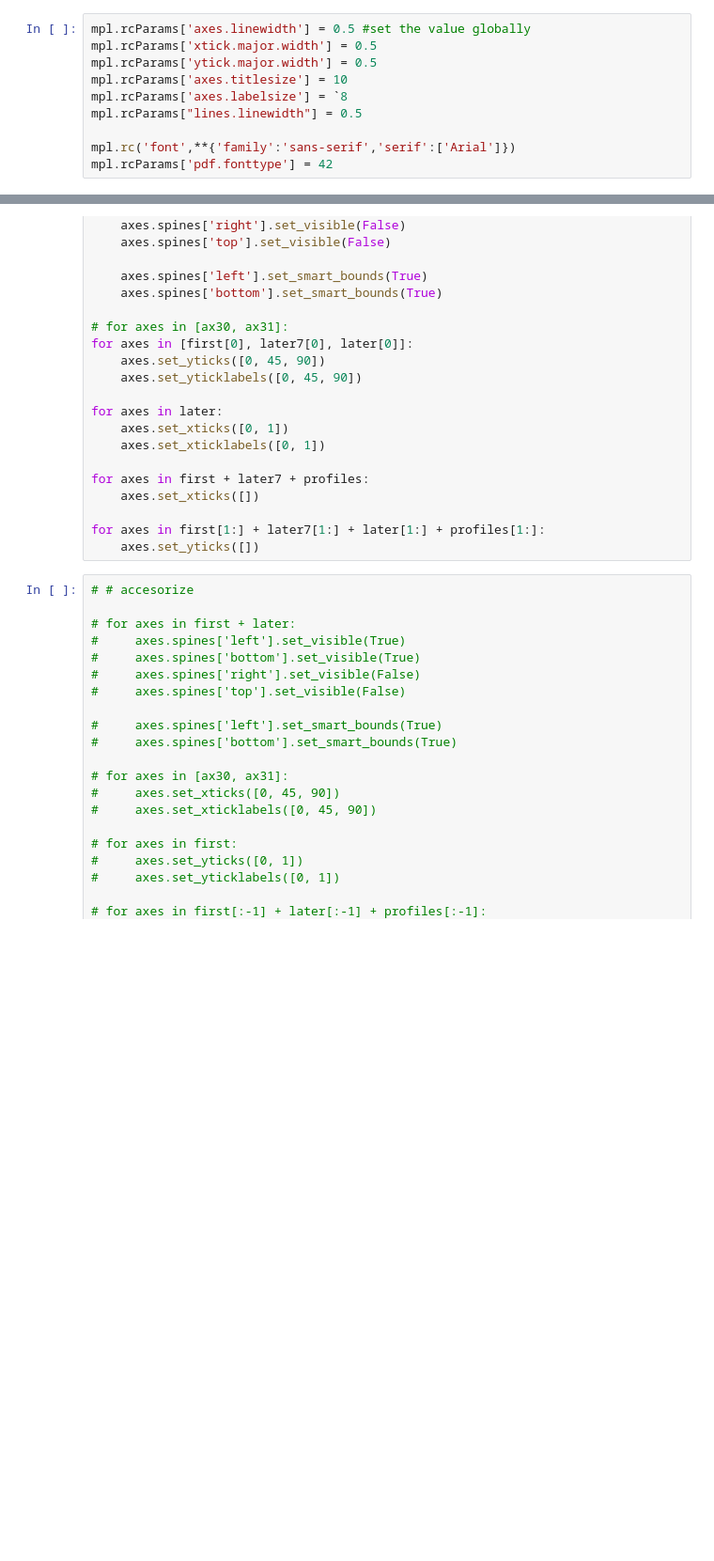
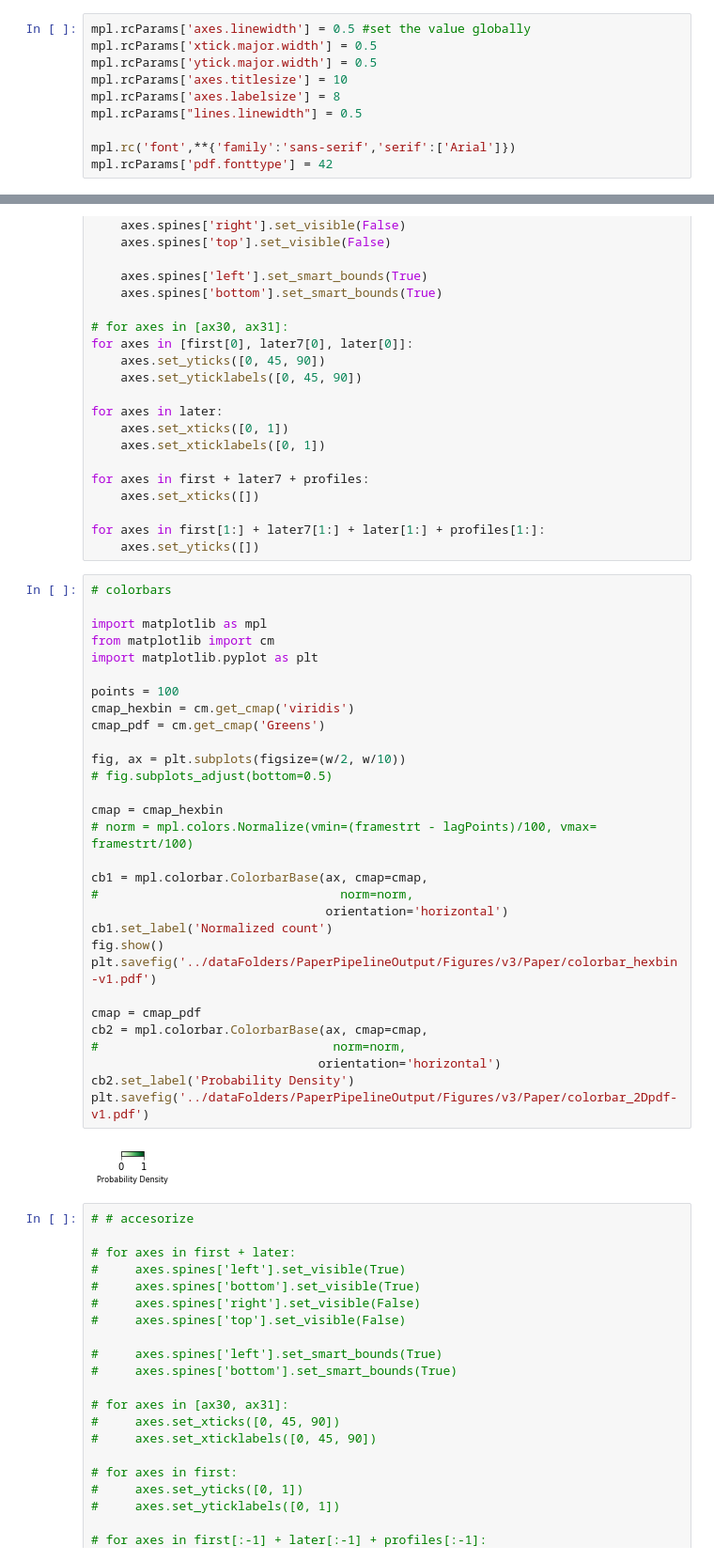
Before and after one commit to TanviDeora/ProboscisTracking, a Jupyter notebook: PaperPinelineCodes/8-Draw_RadialDistanceAndRRO_ForPaper.ipynb, the cells around one changed output, grey strips where cells are left out. Shown at 94% size. Cells and saved outputs as stored; diff of their text form; blank space fills up the shorter version.

```diff
--- a/PaperPinelineCodes/8-Draw_RadialDistanceAndRRO_ForPaper.ipynb
+++ b/PaperPinelineCodes/8-Draw_RadialDistanceAndRRO_ForPaper.ipynb
@@ -15,7 +15,7 @@ mpl.rcParams['axes.linewidth'] = 0.5 #set the value globally
 mpl.rcParams['xtick.major.width'] = 0.5
 mpl.rcParams['ytick.major.width'] = 0.5
 mpl.rcParams['axes.titlesize'] = 10
-mpl.rcParams['axes.labelsize'] = `8
+mpl.rcParams['axes.labelsize'] = 8
 mpl.rcParams["lines.linewidth"] = 0.5
 
 mpl.rc('font',**{'family':'sans-serif','serif':['Arial']})
@@ -385,6 +264,38 @@ for axes in first + later7 + profiles:
 
 for axes in first[1:] + later7[1:] + later[1:] + profiles[1:]:
     axes.set_yticks([])
+# %%
+# colorbars
+
+import matplotlib as mpl
+from matplotlib import cm
+import matplotlib.pyplot as plt
+
+points = 100
+cmap_hexbin = cm.get_cmap('viridis')
+cmap_pdf = cm.get_cmap('Greens')
+
+fig, ax = plt.subplots(figsize=(w/2, w/10))
+# fig.subplots_adjust(bottom=0.5)
+
+cmap = cmap_hexbin
+# norm = mpl.colors.Normalize(vmin=(framestrt - lagPoints)/100, vmax= framestrt/100)
+
+cb1 = mpl.colorbar.ColorbarBase(ax, cmap=cmap,
+#                                 norm=norm,
+                                orientation='horizontal')
+cb1.set_label('Normalized count')
+fig.show()
+plt.savefig('../dataFolders/PaperPipelineOutput/Figures/v3/Paper/colorbar_hexbin-v1.pdf')
+
+cmap = cmap_pdf
+cb2 = mpl.colorbar.ColorbarBase(ax, cmap=cmap,
+#                                norm=norm,
+                               orientation='horizontal')
+cb2.set_label('Probability Density')
+plt.savefig('../dataFolders/PaperPipelineOutput/Figures/v3/Paper/colorbar_2Dpdf-v1.pdf')
+# %% [output]
+[figure, added]
 # %%
 # # accesorize
 
```
Also changed, not shown: parts of 21 cells of this notebook, 16 other files.
